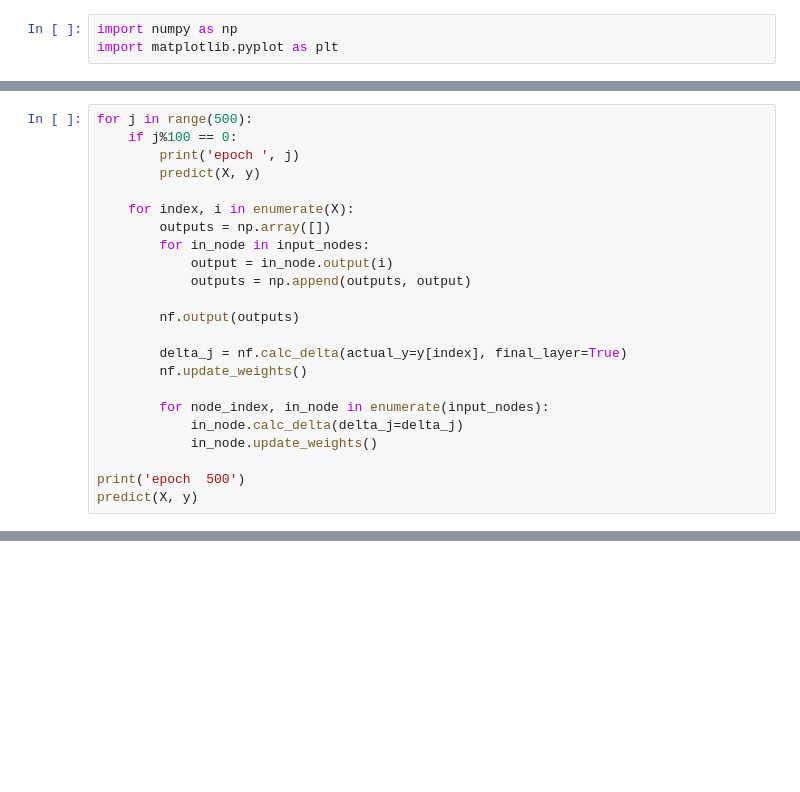
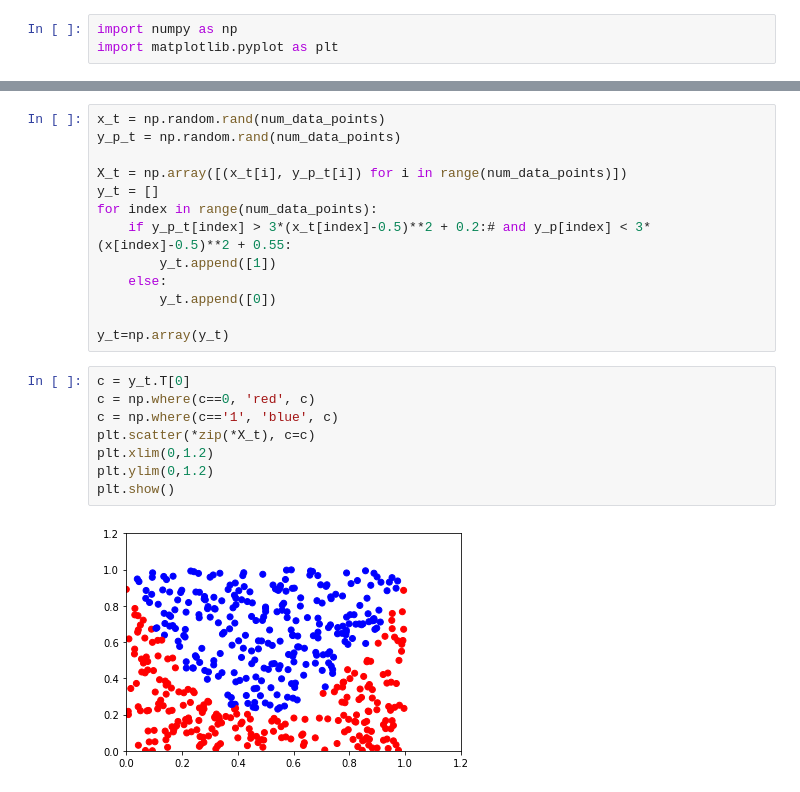
Before and after one commit to tdixon6585/Honors-Thesis, a Jupyter notebook: Basic_NN.ipynb, the cells around one changed output, grey strips where cells are left out. Cells and saved outputs as stored; diff of their text form; blank space fills up the shorter version.

```diff
--- a/Basic_NN.ipynb
+++ b/Basic_NN.ipynb
@@ -93,23 +209,0 @@ def predict(X, y):
-# %%
-for j in range(500):
-    if j%100 == 0:
-        print('epoch ', j)
-        predict(X, y)
-
-    for index, i in enumerate(X):
-        outputs = np.array([])
-        for in_node in input_nodes:
-            output = in_node.output(i)
-            outputs = np.append(outputs, output)
-
-        nf.output(outputs)
-
-        delta_j = nf.calc_delta(actual_y=y[index], final_layer=True)
-        nf.update_weights()
-
-        for node_index, in_node in enumerate(input_nodes):
-            in_node.calc_delta(delta_j=delta_j)
-            in_node.update_weights()
-
-print('epoch  500')
-predict(X, y)
@@ -150,0 +233,23 @@ accuracy:  0.845
+# %%
+x_t = np.random.rand(num_data_points)
+y_p_t = np.random.rand(num_data_points)
+
+X_t = np.array([(x_t[i], y_p_t[i]) for i in range(num_data_points)])
+y_t = []
+for index in range(num_data_points):
+    if y_p_t[index] > 3*(x_t[index]-0.5)**2 + 0.2:# and y_p[index] < 3*(x[index]-0.5)**2 + 0.55:
+        y_t.append([1])
+    else:
+        y_t.append([0])
+
+y_t=np.array(y_t)
+# %%
+c = y_t.T[0]
+c = np.where(c==0, 'red', c)
+c = np.where(c=='1', 'blue', c)
+plt.scatter(*zip(*X_t), c=c)
+plt.xlim(0,1.2)
+plt.ylim(0,1.2)
+plt.show()
+# %% [output]
+[figure, added]
```
Also changed, not shown: parts of 16 cells of this notebook, 2 other files.
